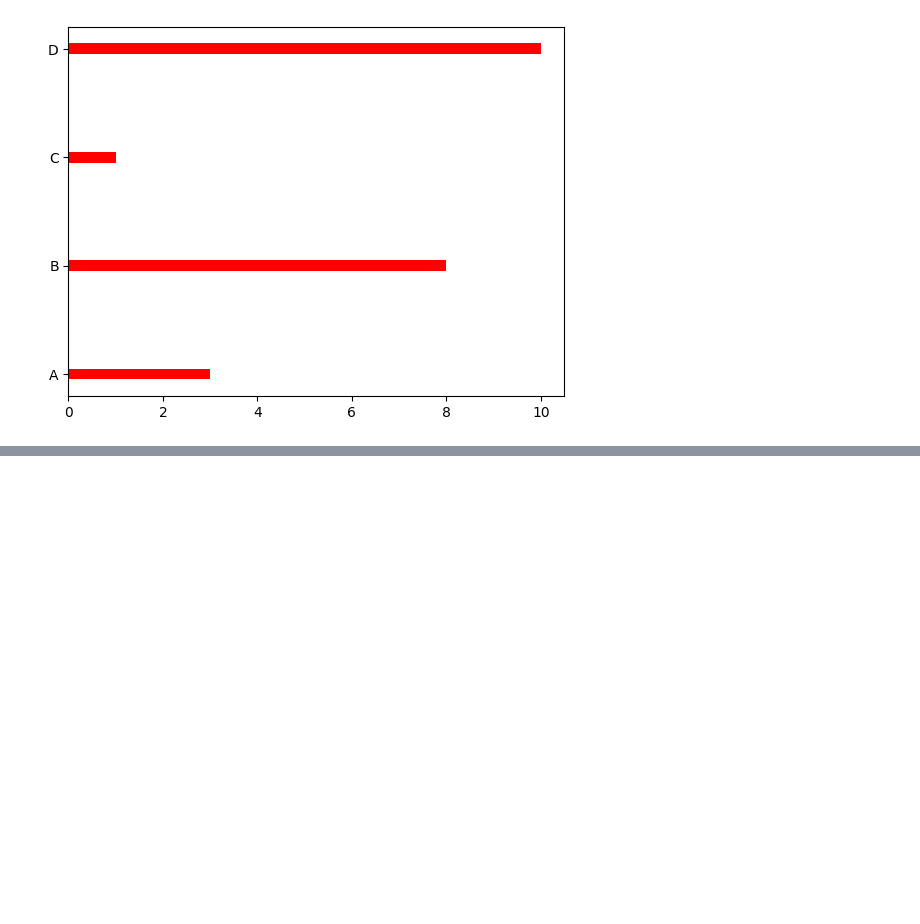
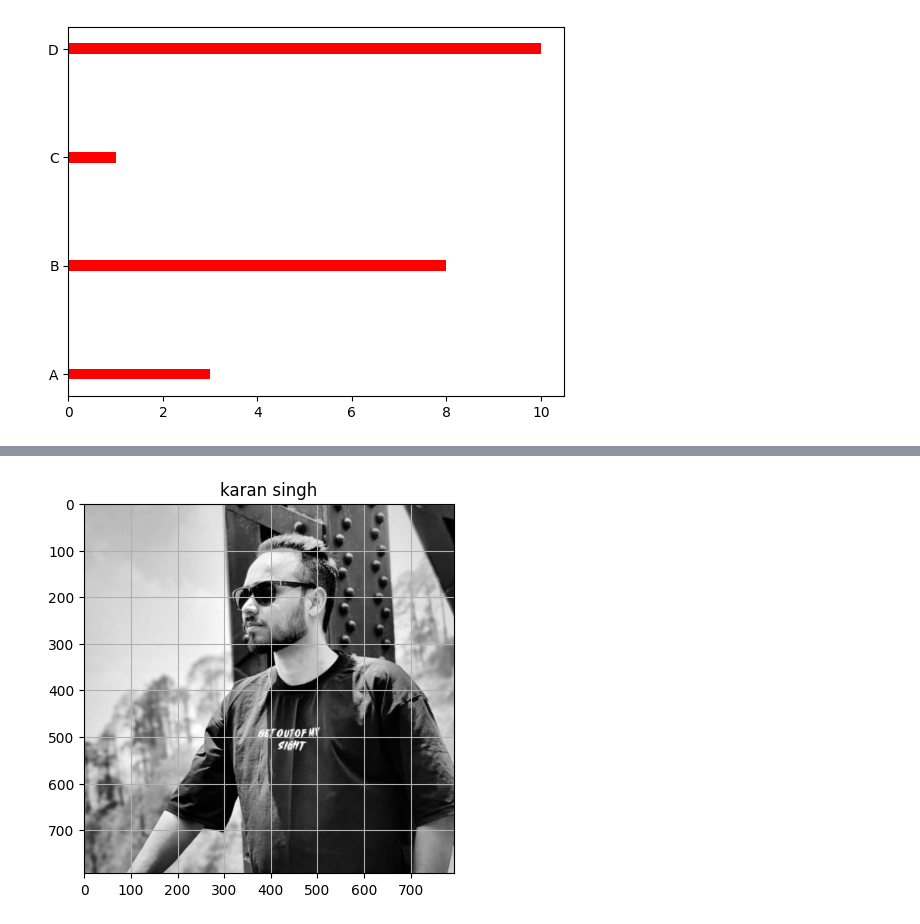
Before and after one commit to KKaranSinghh/Python-Youtube, a Jupyter notebook: I scale youtube/Day- 16-17 Matplotlib.ipynb, the cells around one changed output, grey strips where cells are left out. Saved outputs shown, nothing was run; the diff lists cells and outputs as text; code cells hidden in the pictures; blank space fills up the shorter version.

```diff
--- a/I scale youtube/Day- 16-17 Matplotlib.ipynb
+++ b/I scale youtube/Day- 16-17 Matplotlib.ipynb
@@ -85,0 +121,9 @@ plt.show()
+# %%
+fname= r'Profile karan.png'
+image= Image.open(fname).convert('L')
+plt.imshow(image, cmap='gray')
+plt.title('karan singh')
+plt.grid()   # for grid lines
+plt.show()
+# %% [output]
+[figure, added]
```
Also changed, not shown: parts of 7 cells of this notebook, 1 other file.
